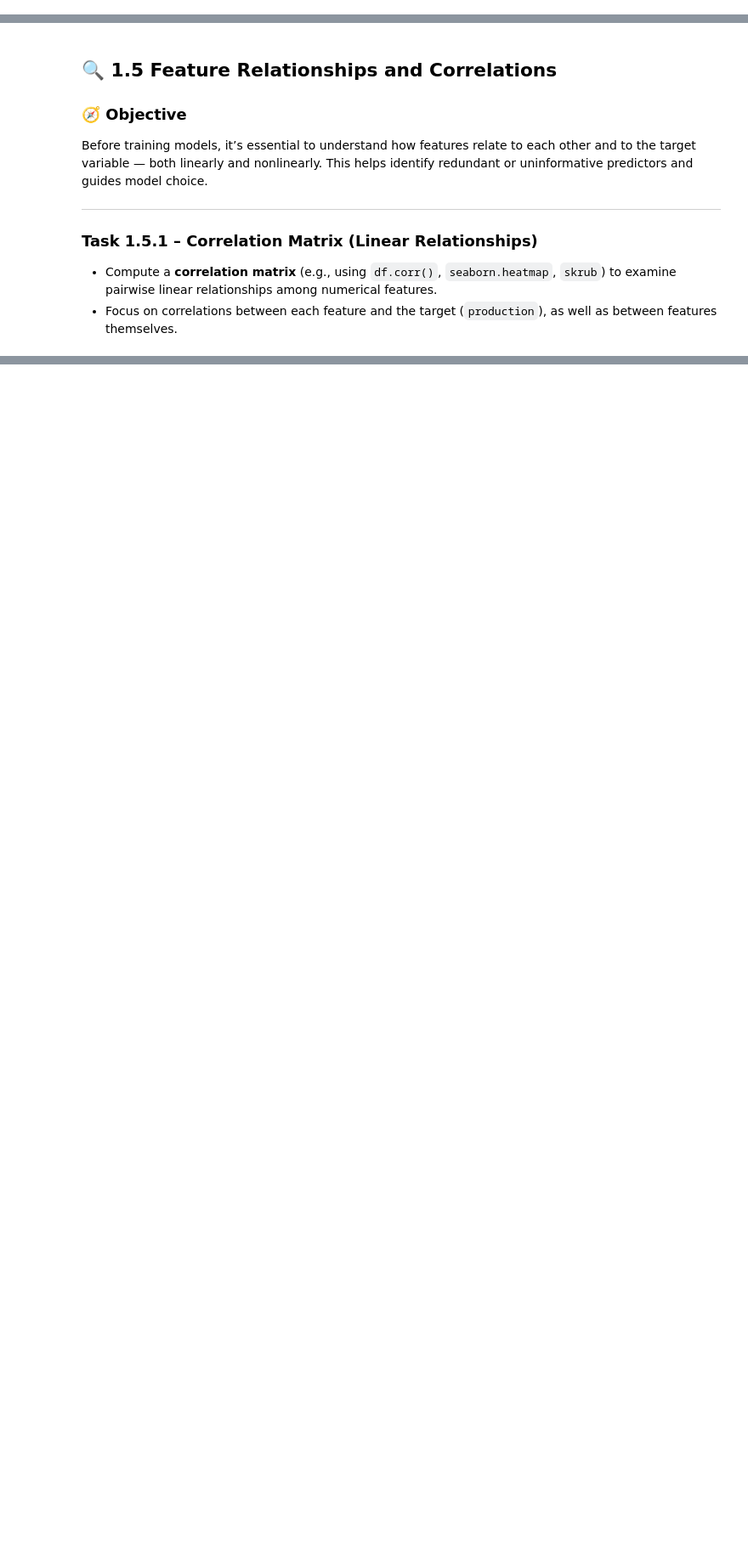
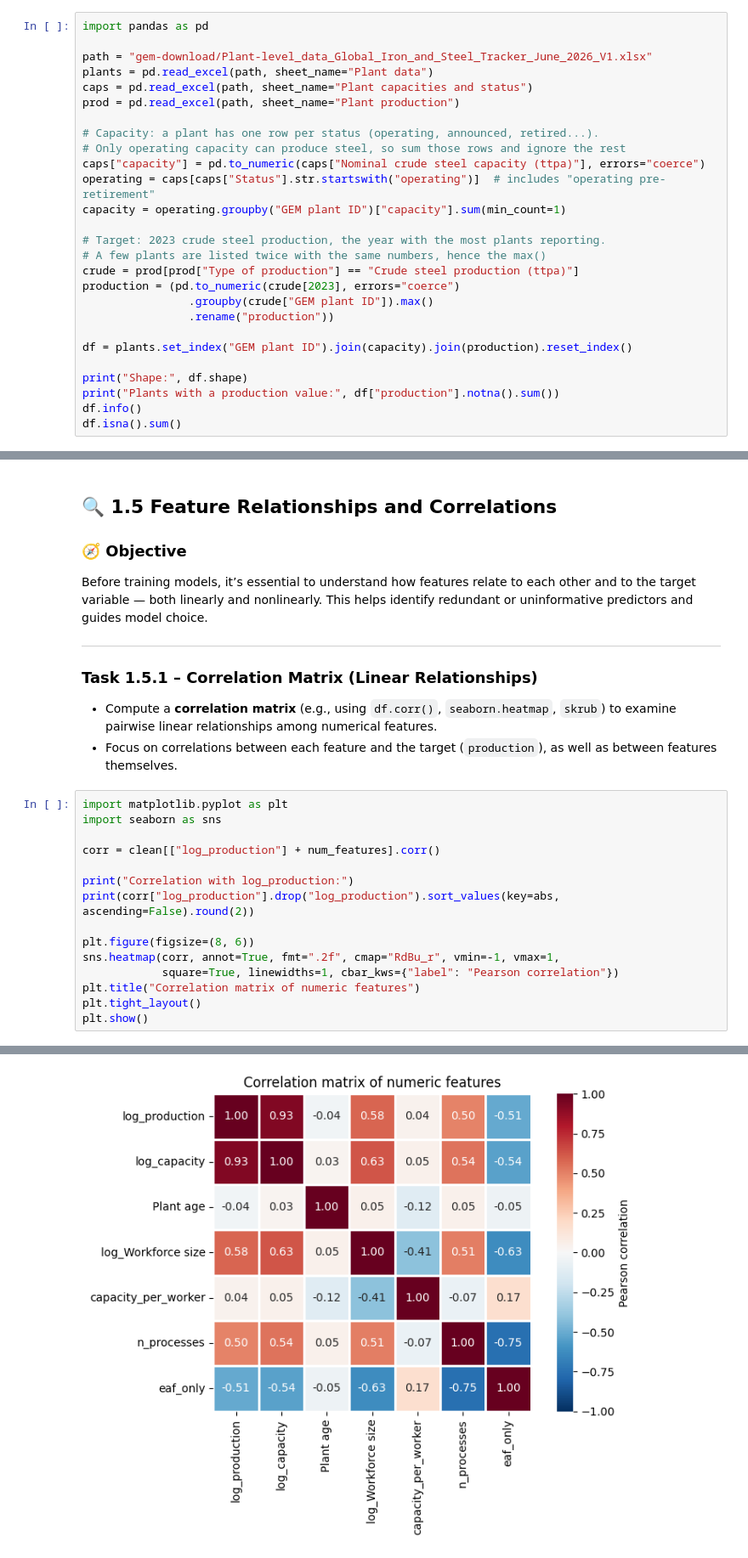
Before and after one commit to oceanetanios/aidams-lab2-lebard-lebihan-tanguy-tanios, a Jupyter notebook: lab_2.ipynb, the cells around one changed output, grey strips where cells are left out. Shown at 85% size. Saved outputs shown, nothing was run; the diff lists cells and outputs as text; blank space fills up the shorter version.

```diff
--- a/lab_2.ipynb
+++ b/lab_2.ipynb
@@ -53,3 +53,30 @@ Understand the dataset structure and the target variable (“plant-level product
 - Identify the target variable (production) and key features (capacity, ...).
 
 Column names differ by release. Inspect `df.columns` and adapt the schema and features to the file you downloaded. [skrub](https://skrub-data.org/)’s `TableReport` is optional here; the modelling use of skrub is in Task 2.1.
+# %%
+import pandas as pd
+
+path = "gem-download/Plant-level_data_Global_Iron_and_Steel_Tracker_June_2026_V1.xlsx"
+plants = pd.read_excel(path, sheet_name="Plant data")
+caps = pd.read_excel(path, sheet_name="Plant capacities and status")
+prod = pd.read_excel(path, sheet_name="Plant production")
+
+# Capacity: a plant has one row per status (operating, announced, retired...).
+# Only operating capacity can produce steel, so sum those rows and ignore the rest
+caps["capacity"] = pd.to_numeric(caps["Nominal crude steel capacity (ttpa)"], errors="coerce")
+operating = caps[caps["Status"].str.startswith("operating")]  # includes "operating pre-retirement"
+capacity = operating.groupby("GEM plant ID")["capacity"].sum(min_count=1)
+
+# Target: 2023 crude steel production, the year with the most plants reporting.
+# A few plants are listed twice with the same numbers, hence the max()
+crude = prod[prod["Type of production"] == "Crude steel production (ttpa)"]
+production = (pd.to_numeric(crude[2023], errors="coerce")
+                .groupby(crude["GEM plant ID"]).max()
+                .rename("production"))
+
+df = plants.set_index("GEM plant ID").join(capacity).join(production).reset_index()
+
+print("Shape:", df.shape)
+print("Plants with a production value:", df["production"].notna().sum())
+df.info()
+df.isna().sum()
@@ -95,3 +339,19 @@ Before training models, it’s essential to understand how features relate to ea
 ### **Task 1.5.1 – Correlation Matrix (Linear Relationships)**
 - Compute a **correlation matrix** (e.g., using `df.corr()`, `seaborn.heatmap`, `skrub`) to examine pairwise linear relationships among numerical features.
 - Focus on correlations between each feature and the target (`production`), as well as between features themselves.
+# %%
+import matplotlib.pyplot as plt
+import seaborn as sns
+
+corr = clean[["log_production"] + num_features].corr()
+
+print("Correlation with log_production:")
+print(corr["log_production"].drop("log_production").sort_values(key=abs, ascending=False).round(2))
+
+plt.figure(figsize=(8, 6))
+sns.heatmap(corr, annot=True, fmt=".2f", cmap="RdBu_r", vmin=-1, vmax=1,
+            square=True, linewidths=1, cbar_kws={"label": "Pearson correlation"})
+plt.title("Correlation matrix of numeric features")
+plt.tight_layout()
+plt.show()
+# %% [output]
@@ -98,3 +366,4 @@ Before training models, it’s essential to understand how features relate to ea
+[figure, added]
 # %% [markdown]
 > 📝 *Critical thinking:*
 > Which variables show the strongest correlation with production?
```
Also changed, not shown: parts of 30 cells of this notebook, 30 other files.
